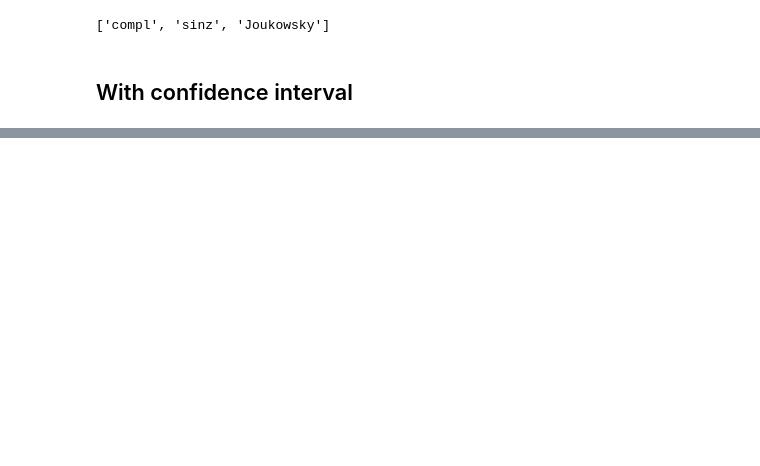
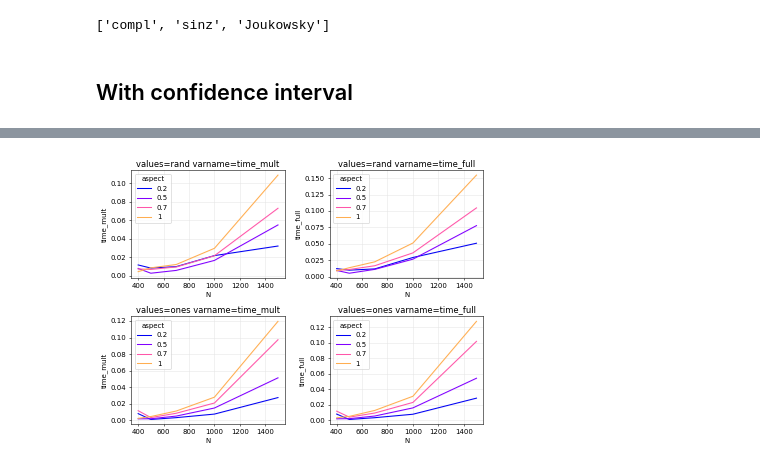
Before and after one commit to danlkv/cartesian-explorer, a Jupyter notebook: examples/Example usage.ipynb, the cells around one changed output, grey strips where cells are left out. Cells and saved outputs as stored; diff of their text form; code cells hidden in the pictures; blank space fills up the shorter version.

```diff
--- a/examples/Example usage.ipynb
+++ b/examples/Example usage.ipynb
@@ -171,0 +205,10 @@ _ = ex4.draw_dependency_graph(figsize=(5,4))
+# %%
+ex.set_dpi(50)
+# %%
+fig = ex.plot_variables(values=['rand', 'ones'],
+                        varname=('time_mult', 'time_full'),
+                        aspect = [0.2, 0.5, 0.7, 1],
+                        N=[400, 500, 700, 1000, 1500],
+                 )
+# %% [output]
+[figure, added]
```
Also changed, not shown: parts of 15 cells of this notebook, 6 other files.
